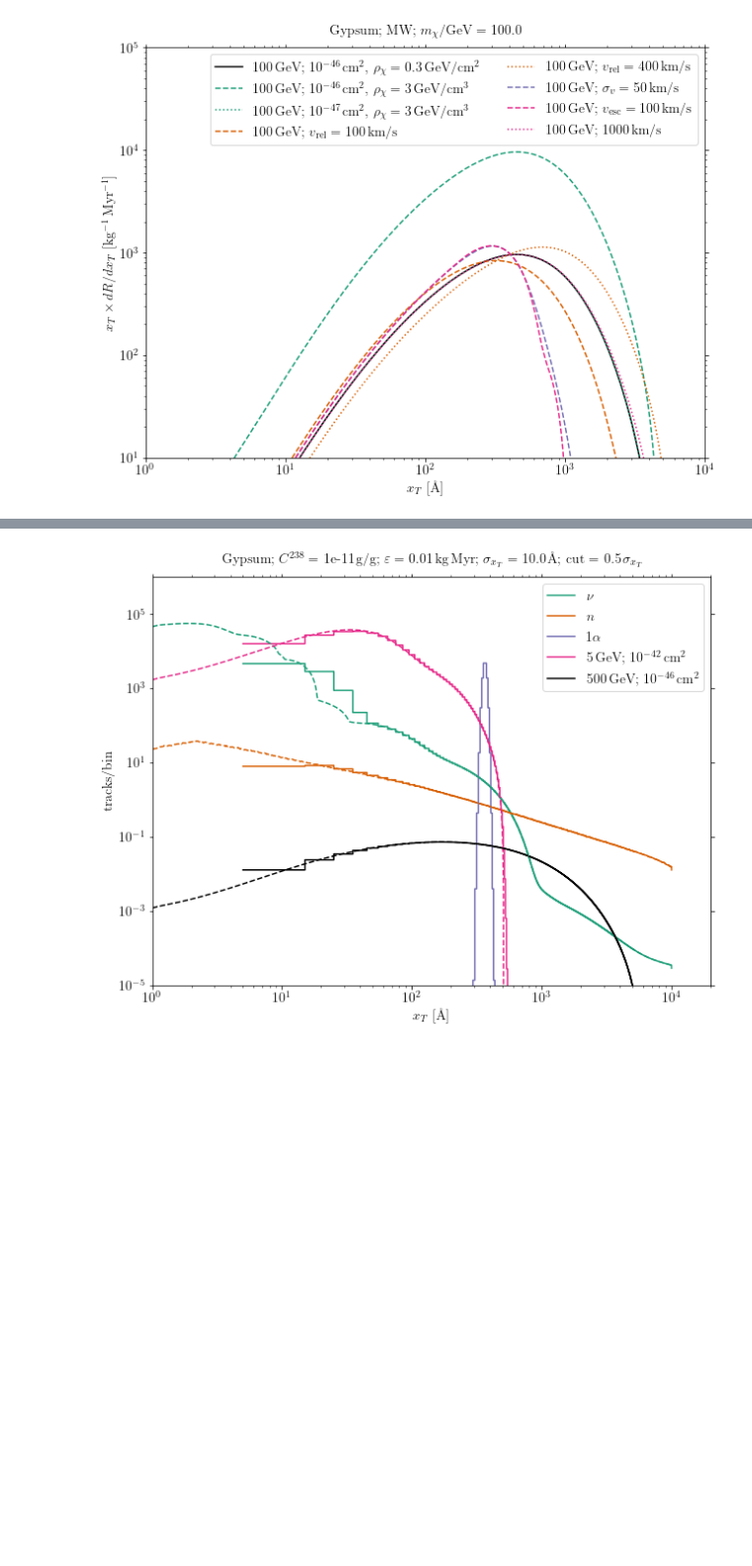
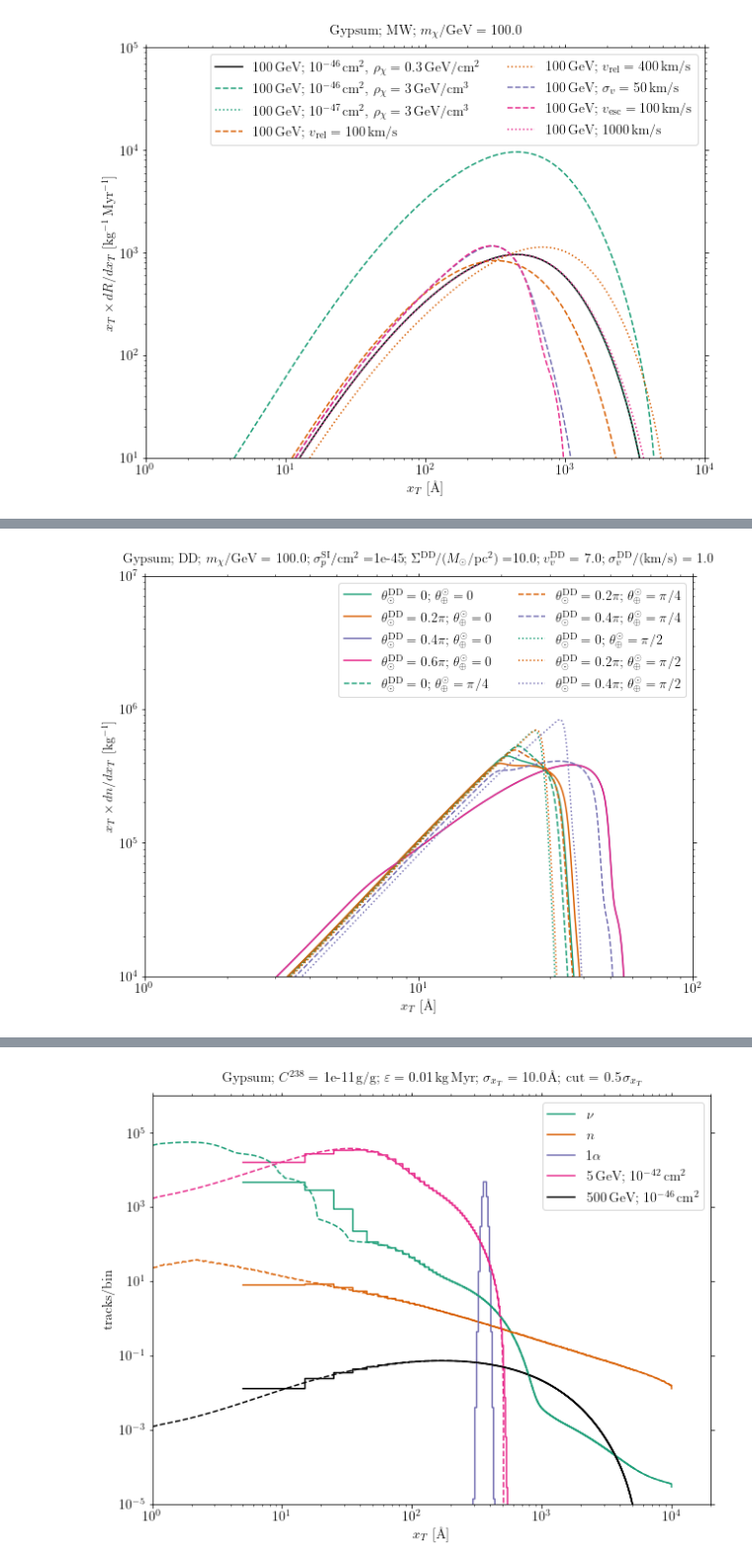
Before and after one commit to sbaum90/paleoSpec, a Jupyter notebook: ExamplesAndTests/Test_CalcSpec.ipynb, the cells around one changed output, grey strips where cells are left out. Shown at 99% size. Drawn from its saved outputs; the diff is of its cells as text; code cells hidden in the pictures; blank space fills up the shorter version.

```diff
--- a/ExamplesAndTests/Test_CalcSpec.ipynb
+++ b/ExamplesAndTests/Test_CalcSpec.ipynb
@@ -265,0 +312,50 @@ plt.show()
+# %%
+# plot some more dark disk spectra
+mx = 100.
+xsec = 1e-45
+SigDD = 10.
+vvDD = 7.
+sigvDD = 1.
+DD_spec_1 = SpecCalculator.calc_dndx_DD(mx, xsec, SigDD, vvDD,  0.*np.pi, 0.*np.pi, sigvDD)
+DD_spec_2 = SpecCalculator.calc_dndx_DD(mx, xsec, SigDD, vvDD,  0.2*np.pi, 0.*np.pi, sigvDD)
+DD_spec_3 = SpecCalculator.calc_dndx_DD(mx, xsec, SigDD, vvDD,  0.4*np.pi, 0.*np.pi, sigvDD)
+DD_spec_4 = SpecCalculator.calc_dndx_DD(mx, xsec, SigDD, vvDD,  0.6*np.pi, 0.*np.pi, sigvDD)
+DD_spec_5 = SpecCalculator.calc_dndx_DD(mx, xsec, SigDD, vvDD,  0.*np.pi, 0.25*np.pi, sigvDD)
+DD_spec_6 = SpecCalculator.calc_dndx_DD(mx, xsec, SigDD, vvDD,  0.2*np.pi, 0.25*np.pi, sigvDD)
+DD_spec_7 = SpecCalculator.calc_dndx_DD(mx, xsec, SigDD, vvDD,  0.4*np.pi, 0.25*np.pi, sigvDD)
+DD_spec_8 = SpecCalculator.calc_dndx_DD(mx, xsec, SigDD, vvDD,  0.*np.pi, 0.5*np.pi, sigvDD)
+DD_spec_9 = SpecCalculator.calc_dndx_DD(mx, xsec, SigDD, vvDD,  0.2*np.pi, 0.5*np.pi, sigvDD)
+DD_spec_10 = SpecCalculator.calc_dndx_DD(mx, xsec, SigDD, vvDD,  0.4*np.pi, 0.5*np.pi, sigvDD)
+
+plt.close('all')
+plt.plot(DD_spec_1[0], DD_spec_1[0]*DD_spec_1[1], color=plt_colors[1], linestyle='-', label=r'$\theta_\odot^{\rm DD} = 0$; $\theta_\oplus^\odot = 0$')
+plt.plot(DD_spec_2[0], DD_spec_2[0]*DD_spec_2[1], color=plt_colors[2], linestyle='-', label=r'$\theta_\odot^{\rm DD} = 0.2\pi$; $\theta_\oplus^\odot = 0$')
+plt.plot(DD_spec_3[0], DD_spec_3[0]*DD_spec_3[1], color=plt_colors[3], linestyle='-', label=r'$\theta_\odot^{\rm DD} = 0.4\pi$; $\theta_\oplus^\odot = 0$')
+plt.plot(DD_spec_4[0], DD_spec_4[0]*DD_spec_4[1], color=plt_colors[4], linestyle='-', label=r'$\theta_\odot^{\rm DD} = 0.6\pi$; $\theta_\oplus^\odot = 0$')
+plt.plot(DD_spec_5[0], DD_spec_5[0]*DD_spec_5[1], color=plt_colors[1], linestyle='--', label=r'$\theta_\odot^{\rm DD} = 0$; $\theta_\oplus^\odot = \pi/4$')
+plt.plot(DD_spec_6[0], DD_spec_6[0]*DD_spec_6[1], color=plt_colors[2], linestyle='--', label=r'$\theta_\odot^{\rm DD} = 0.2\pi$; $\theta_\oplus^\odot = \pi/4$')
+plt.plot(DD_spec_7[0], DD_spec_7[0]*DD_spec_7[1], color=plt_colors[3], linestyle='--', label=r'$\theta_\odot^{\rm DD} = 0.4\pi$; $\theta_\oplus^\odot = \pi/4$')
+plt.plot(DD_spec_8[0], DD_spec_8[0]*DD_spec_8[1], color=plt_colors[1], linestyle=':', label=r'$\theta_\odot^{\rm DD} = 0$; $\theta_\oplus^\odot = \pi/2$')
+plt.plot(DD_spec_9[0], DD_spec_9[0]*DD_spec_9[1], color=plt_colors[2], linestyle=':', label=r'$\theta_\odot^{\rm DD} = 0.2\pi$; $\theta_\oplus^\odot = \pi/2$')
+plt.plot(DD_spec_10[0], DD_spec_10[0]*DD_spec_10[1], color=plt_colors[3], linestyle=':', label=r'$\theta_\odot^{\rm DD} = 0.4\pi$; $\theta_\oplus^\odot = \pi/2$')
+
+plt.xscale('log')
+plt.yscale('log')
+plt.xlim(1e0,1e2)
+plt.ylim(1e4,1e7)
+plt.xlabel(r'$x_T$ [\AA]')
+plt.ylabel(r'$x_T \times dn/dx_T$ [kg$^{-1}$]')
+plt.legend(ncol=2)
+plt.tick_params(right=True,top=True)
+plt.tick_params(which='minor',right=True,top=True)
+plt.title(mineral+r'; DD'
+   +r'; $m_\chi$/GeV = '+str(mx)
+   +r'; $\sigma_p^{\rm SI}/{\rm cm^2} = $'+str(xsec)
+   +r'; $\Sigma^{\rm DD}/(M_\odot/{\rm pc}^2) = $'+str(SigDD)
+   +r'; $v_v^{\rm DD}$ = '+str(vvDD)
+   +r'; $\sigma_v^{\rm DD}$/(km/s) = '+str(sigvDD),
+   y=1.02)
+plt.tight_layout()
+plt.show()
+# %% [output]
+[figure, added]
```
Also changed, not shown: parts of 5 cells of this notebook, 6 other files.
